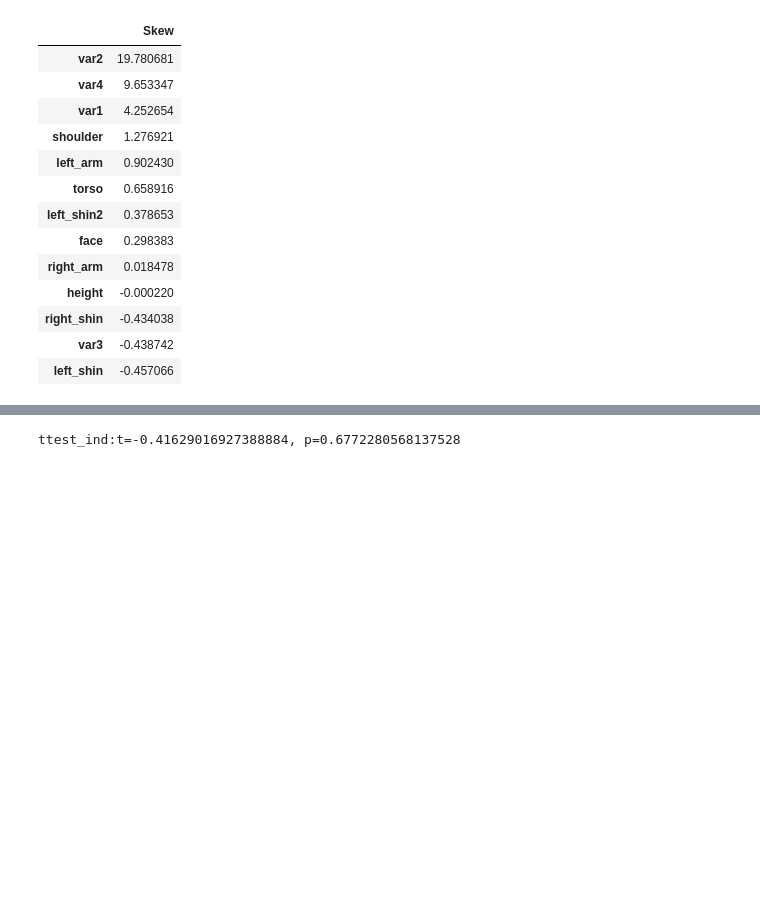
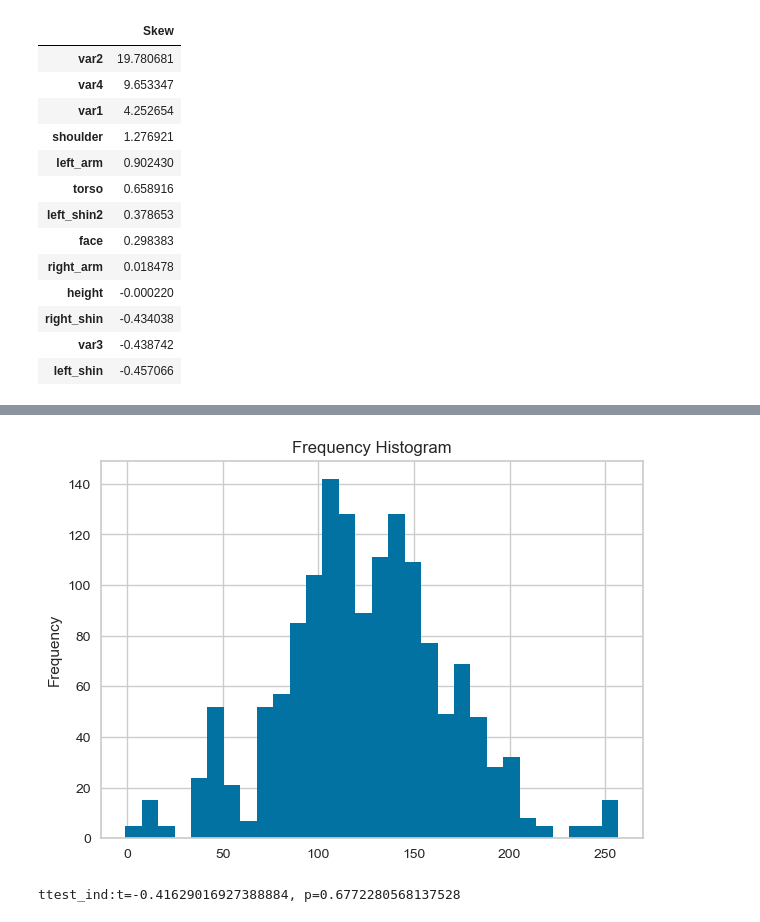
Before and after one commit to ramesh-suragam/Analytics_Data_Challenge, a Jupyter notebook: Analytics_Data_Challenge.ipynb, the cells around one changed output, grey strips where cells are left out. Saved outputs shown, nothing was run; the diff lists cells and outputs as text; code cells hidden in the pictures; blank space fills up the shorter version.

```diff
--- a/Analytics_Data_Challenge.ipynb
+++ b/Analytics_Data_Challenge.ipynb
@@ -279 +337,5 @@ np.random.seed(42)
+# %%
+plot_distribution(patient_data['right_arm'],bins=30)
+# %% [output]
+[figure, added]
 # %%
```
Also changed, not shown: parts of 80 cells of this notebook.
